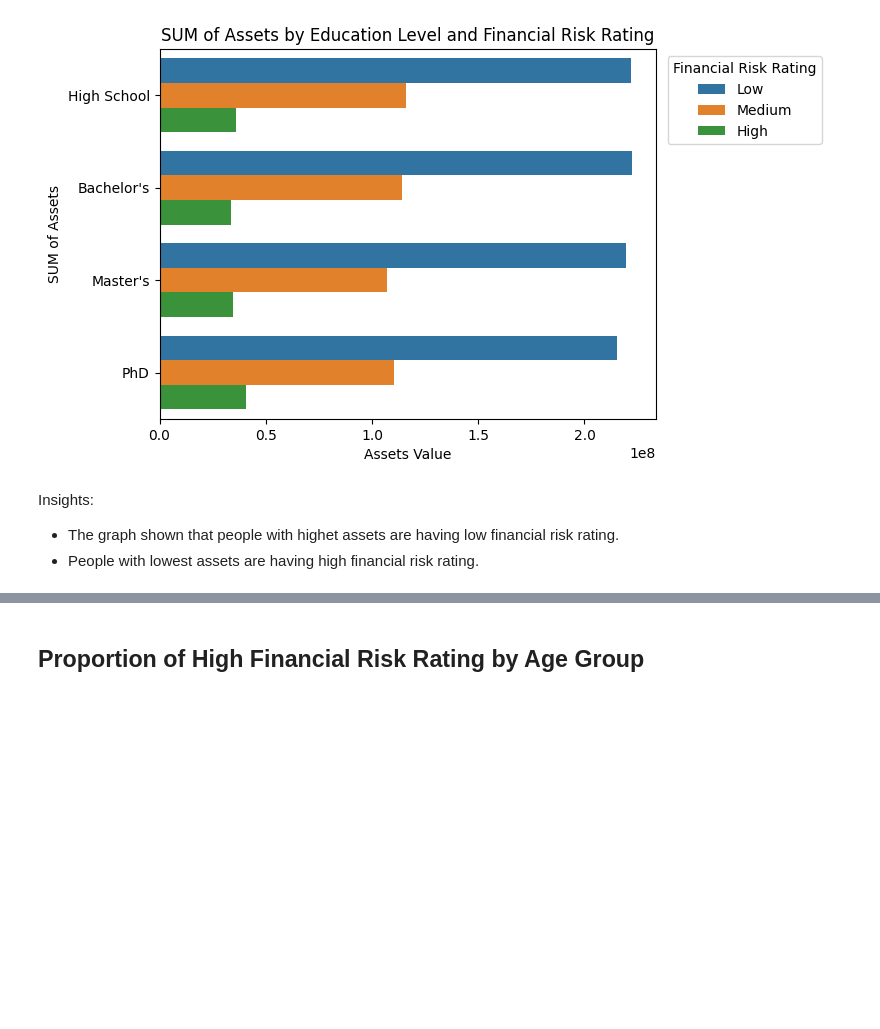
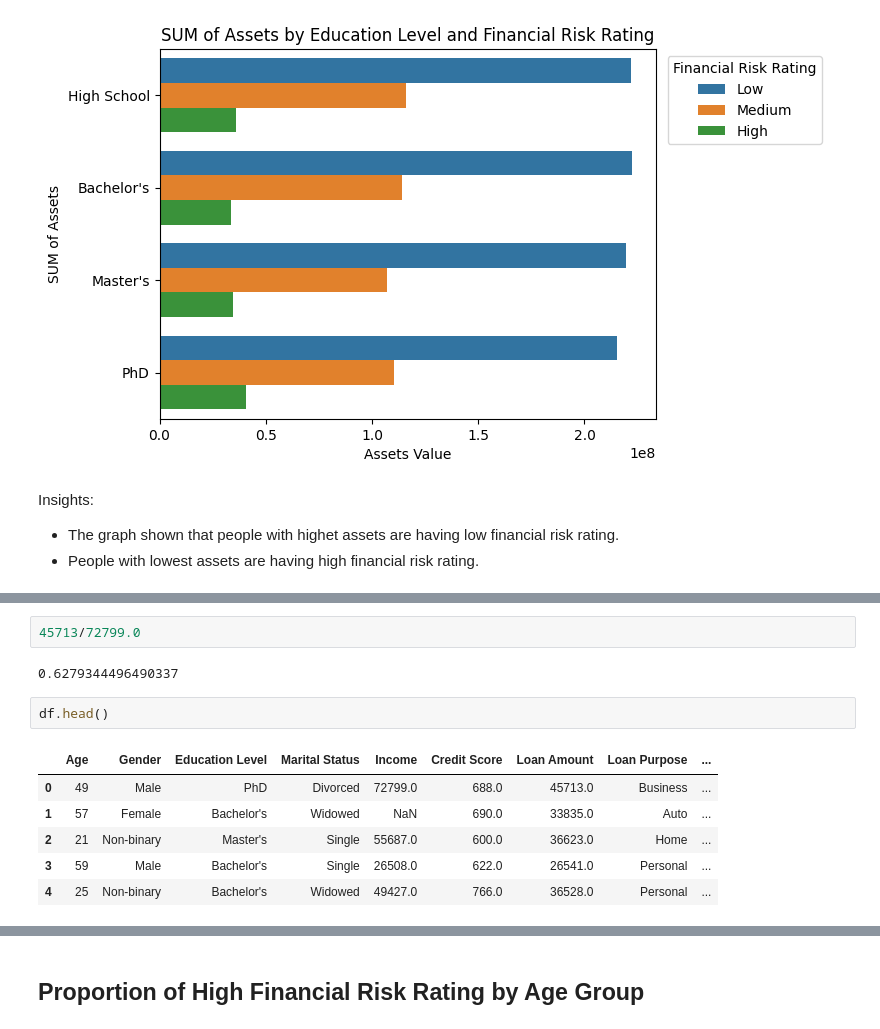
Before and after one commit to Gustana/Personal-Financial-Risk-Analysis, a Jupyter notebook: analysis.ipynb, the cells around one changed output, grey strips where cells are left out. Saved outputs shown, nothing was run; the diff lists cells and outputs as text; blank space fills up the shorter version.

```diff
--- a/analysis.ipynb
+++ b/analysis.ipynb
@@ -867,0 +930,13 @@ Insights:
+# %%
+45713/72799.0
+# %% [output]
+0.6279344496490337
+# %%
+df.head()
+# %% [output]
+|  | Age | Gender | Education Level | Marital Status | Income | Credit Score | Loan Amount | Loan Purpose | ... |
+| 0 | 49 | Male | PhD | Divorced | 72799.0 | 688.0 | 45713.0 | Business | ... |
+| 1 | 57 | Female | Bachelor's | Widowed | NaN | 690.0 | 33835.0 | Auto | ... |
+| 2 | 21 | Non-binary | Master's | Single | 55687.0 | 600.0 | 36623.0 | Home | ... |
+| 3 | 59 | Male | Bachelor's | Single | 26508.0 | 622.0 | 26541.0 | Personal | ... |
+| 4 | 25 | Non-binary | Bachelor's | Widowed | 49427.0 | 766.0 | 36528.0 | Personal | ... |
```
Also changed, not shown: parts of 28 cells of this notebook.
